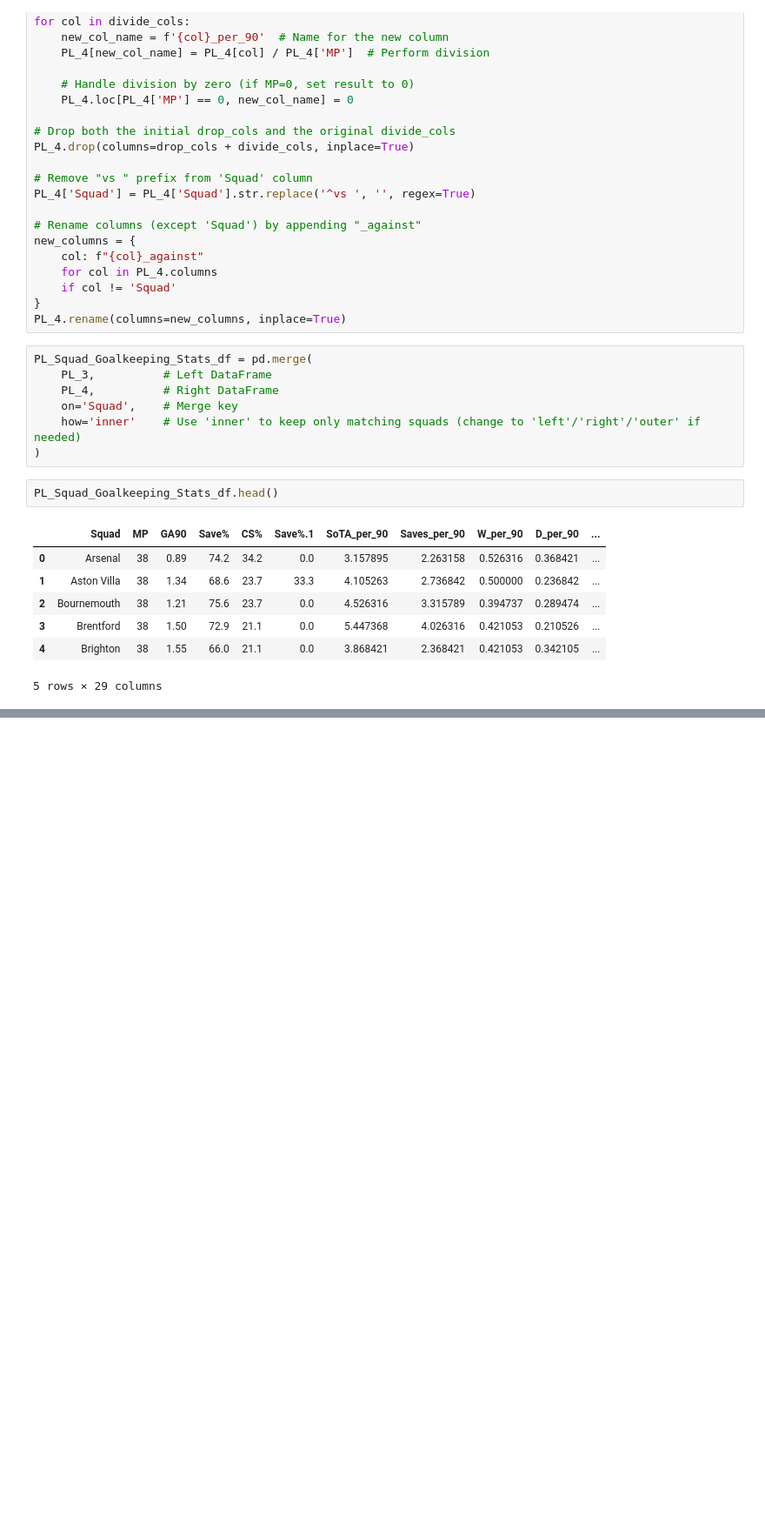
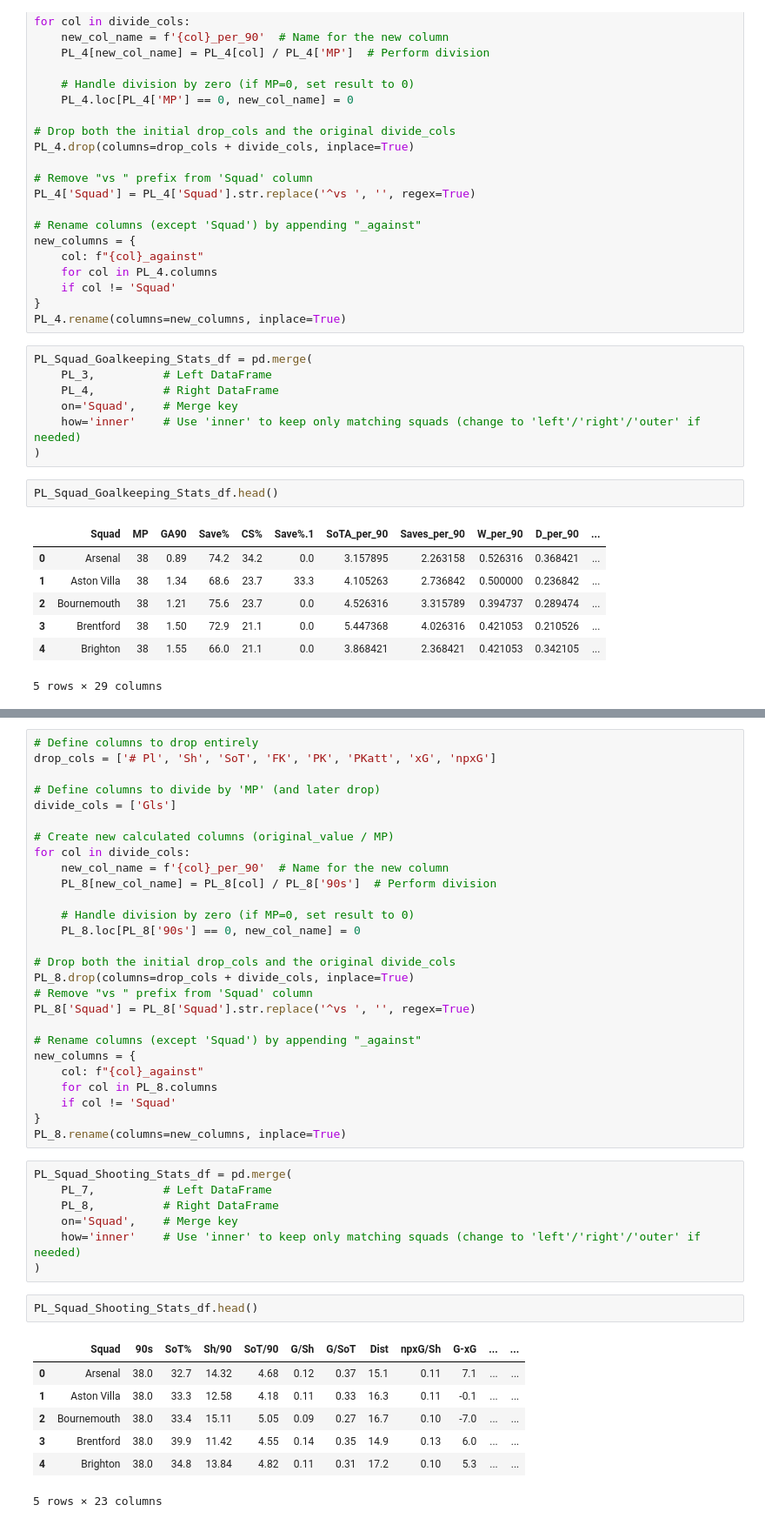
Before and after one commit to patel-mark/football_data_processing, a Jupyter notebook: notebooks/Untitled.ipynb, the cells around one changed output, grey strips where cells are left out. Shown at 87% size. Cells and saved outputs as stored; diff of their text form; blank space fills up the shorter version.

```diff
--- a/notebooks/Untitled.ipynb
+++ b/notebooks/Untitled.ipynb
@@ -220,0 +325,44 @@ PL_Squad_Goalkeeping_Stats_df.head()
+# %%
+# Define columns to drop entirely
+drop_cols = ['# Pl', 'Sh', 'SoT', 'FK', 'PK', 'PKatt', 'xG', 'npxG']
+
+# Define columns to divide by 'MP' (and later drop)
+divide_cols = ['Gls']
+
+# Create new calculated columns (original_value / MP)
+for col in divide_cols:
+    new_col_name = f'{col}_per_90'  # Name for the new column
+    PL_8[new_col_name] = PL_8[col] / PL_8['90s']  # Perform division
+
+    # Handle division by zero (if MP=0, set result to 0)
+    PL_8.loc[PL_8['90s'] == 0, new_col_name] = 0
+
+# Drop both the initial drop_cols and the original divide_cols
+PL_8.drop(columns=drop_cols + divide_cols, inplace=True)
+# Remove "vs " prefix from 'Squad' column
+PL_8['Squad'] = PL_8['Squad'].str.replace('^vs ', '', regex=True)
+
+# Rename columns (except 'Squad') by appending "_against"
+new_columns = {
+    col: f"{col}_against"
+    for col in PL_8.columns
+    if col != 'Squad'
+}
+PL_8.rename(columns=new_columns, inplace=True)
+# %%
+PL_Squad_Shooting_Stats_df = pd.merge(
+    PL_7,          # Left DataFrame
+    PL_8,          # Right DataFrame
+    on='Squad',    # Merge key
+    how='inner'    # Use 'inner' to keep only matching squads (change to 'left'/'right'/'outer' if needed)
+)
+# %%
+PL_Squad_Shooting_Stats_df.head()
+# %% [output]
+|  | Squad | 90s | SoT% | Sh/90 | SoT/90 | G/Sh | G/SoT | Dist | npxG/Sh | G-xG | ... | ... |
+| 0 | Arsenal | 38.0 | 32.7 | 14.32 | 4.68 | 0.12 | 0.37 | 15.1 | 0.11 | 7.1 | ... | ... |
+| 1 | Aston Villa | 38.0 | 33.3 | 12.58 | 4.18 | 0.11 | 0.33 | 16.3 | 0.11 | -0.1 | ... | ... |
+| 2 | Bournemouth | 38.0 | 33.4 | 15.11 | 5.05 | 0.09 | 0.27 | 16.7 | 0.10 | -7.0 | ... | ... |
+| 3 | Brentford | 38.0 | 39.9 | 11.42 | 4.55 | 0.14 | 0.35 | 14.9 | 0.13 | 6.0 | ... | ... |
+| 4 | Brighton | 38.0 | 34.8 | 13.84 | 4.82 | 0.11 | 0.31 | 17.2 | 0.10 | 5.3 | ... | ... |
+5 rows × 23 columns
```
Also changed, not shown: parts of 8 cells of this notebook.
